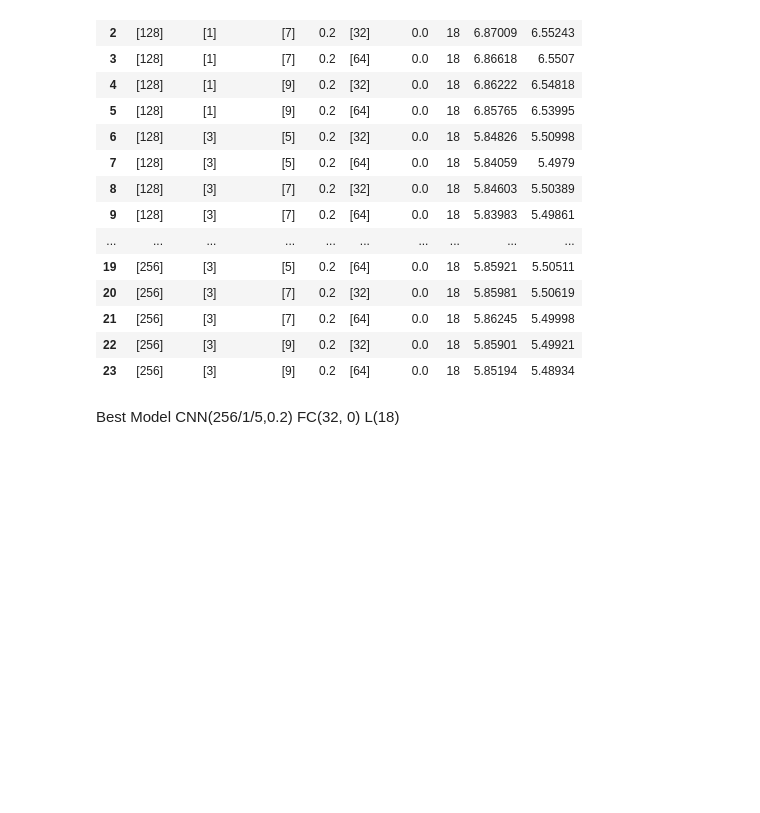
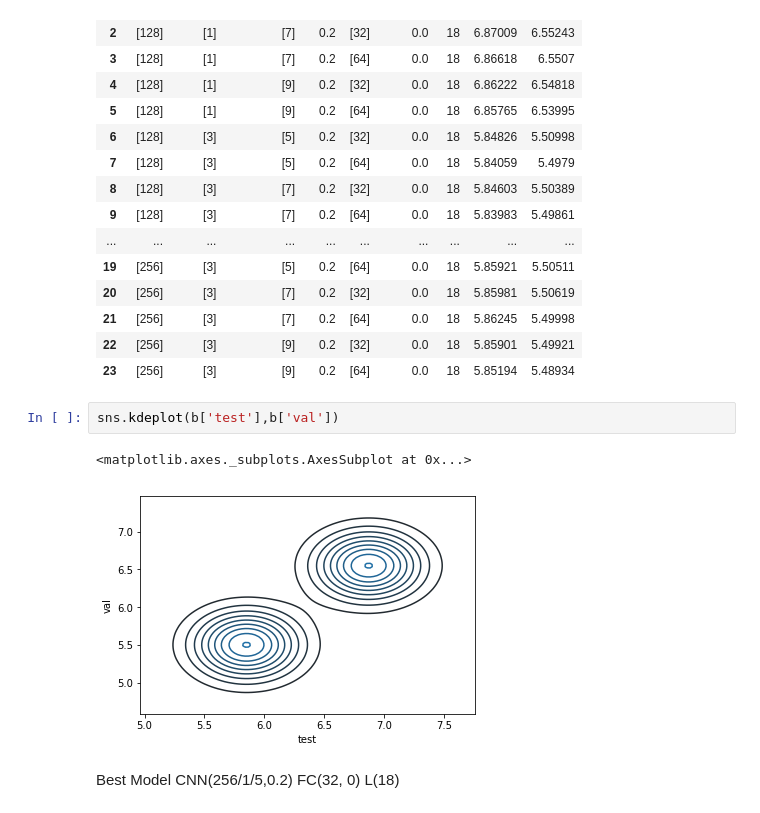
Before and after one commit to bejar/Wind, a Jupyter notebook: Notebooks/ParameterTunningCNNs2s.ipynb, the cells around one changed output. Drawn from its saved outputs; the diff is of its cells as text; blank space fills up the shorter version.

```diff
--- a/Notebooks/ParameterTunningCNNs2s.ipynb
+++ b/Notebooks/ParameterTunningCNNs2s.ipynb
@@ -134,6 +147,11 @@ b.style.highlight_max()
 | 21 | [256] | [3] | [7] | 0.2 | [64] | 0.0 | 18 | 5.86245 | 5.49998 |
 | 22 | [256] | [3] | [9] | 0.2 | [32] | 0.0 | 18 | 5.85901 | 5.49921 |
 | 23 | [256] | [3] | [9] | 0.2 | [64] | 0.0 | 18 | 5.85194 | 5.48934 |
+# %%
+sns.kdeplot(b['test'],b['val'])
+# %% [output]
+<matplotlib.axes._subplots.AxesSubplot at 0x...>
+[figure, added]
 # %% [markdown]
 Best Model CNN(256/1/5,0.2) FC(32, 0) L(18)
 # %% [markdown]
```
Also changed, not shown: parts of 23 cells of this notebook, 3 other files.
